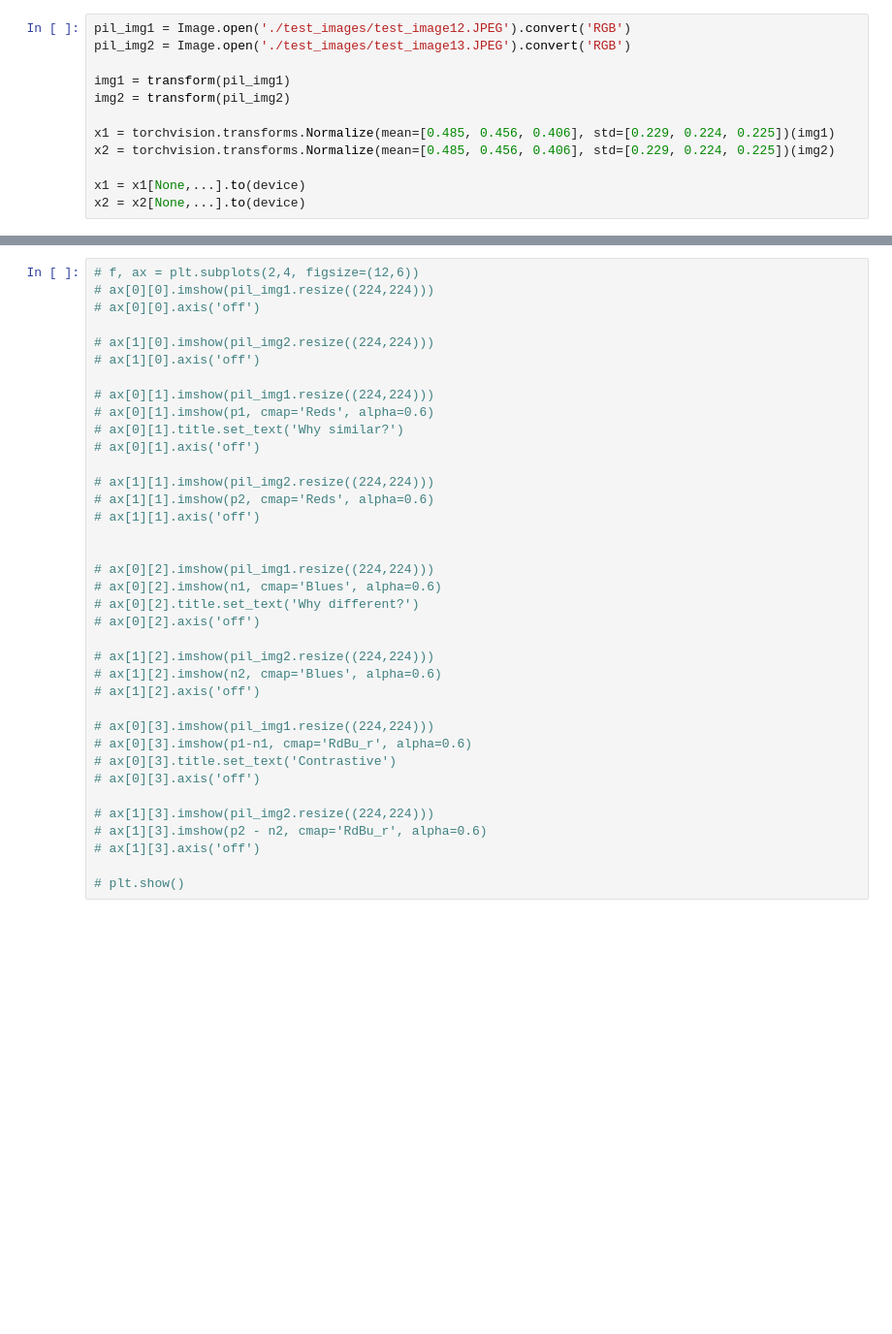
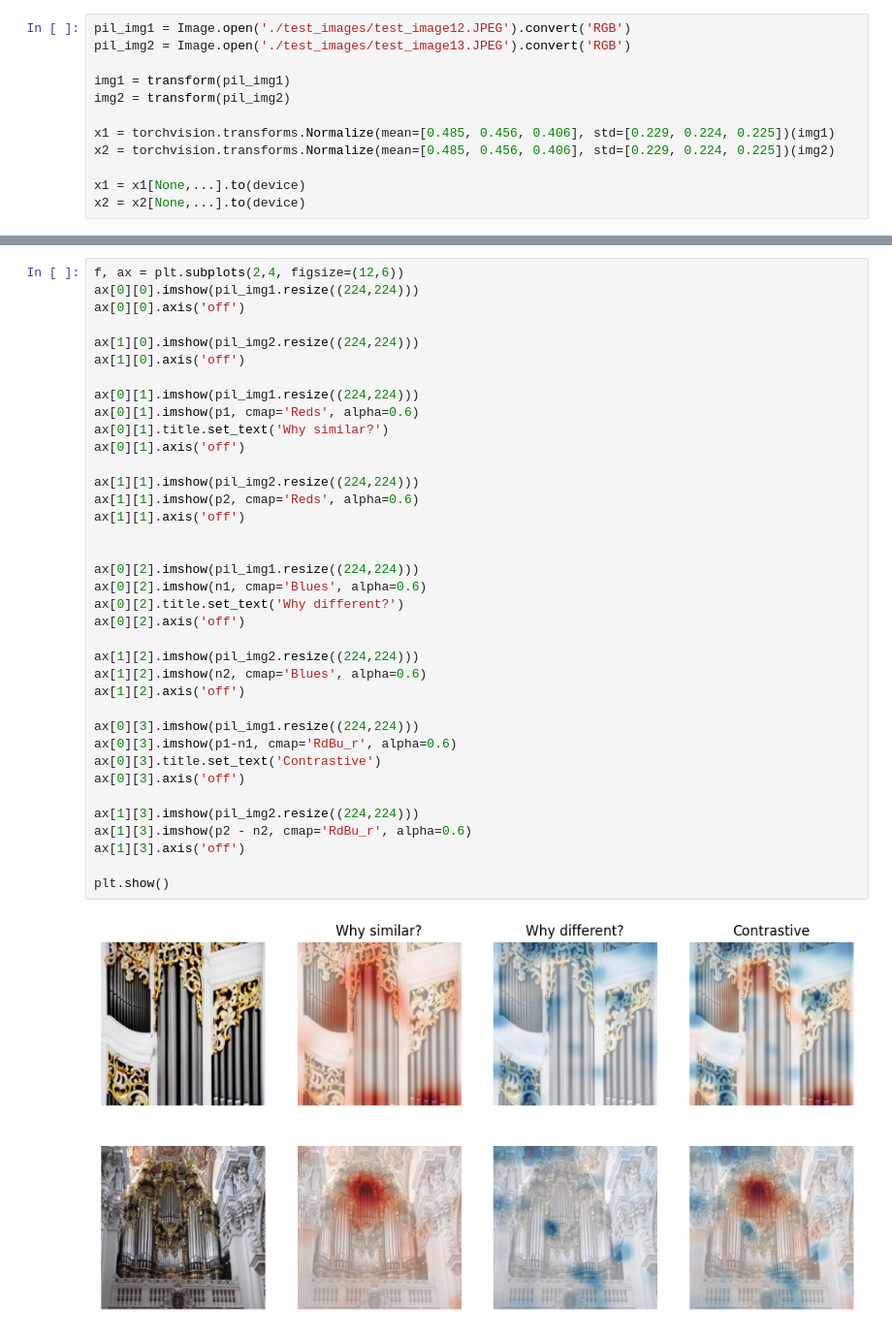
Before and after one commit to BFonseca45/PIBISA, a Jupyter notebook: contrastive_main.ipynb, the cells around one changed output, grey strips where cells are left out. Shown at 97% size. Cells and saved outputs as stored; diff of their text form; blank space fills up the shorter version.

```diff
--- a/contrastive_main.ipynb
+++ b/contrastive_main.ipynb
@@ -59,37 +67,39 @@ plot_pairs(pil_img1, pil_img2, p1, p2, cmap='RdBu_r')
 # %%
-# f, ax = plt.subplots(2,4, figsize=(12,6))
-# ax[0][0].imshow(pil_img1.resize((224,224)))
-# ax[0][0].axis('off')
+f, ax = plt.subplots(2,4, figsize=(12,6))
+ax[0][0].imshow(pil_img1.resize((224,224)))
+ax[0][0].axis('off')
 
-# ax[1][0].imshow(pil_img2.resize((224,224)))
-# ax[1][0].axis('off')
+ax[1][0].imshow(pil_img2.resize((224,224)))
+ax[1][0].axis('off')
 
-# ax[0][1].imshow(pil_img1.resize((224,224)))
-# ax[0][1].imshow(p1, cmap='Reds', alpha=0.6)
-# ax[0][1].title.set_text('Why similar?')
-# ax[0][1].axis('off')
+ax[0][1].imshow(pil_img1.resize((224,224)))
+ax[0][1].imshow(p1, cmap='Reds', alpha=0.6)
+ax[0][1].title.set_text('Why similar?')
+ax[0][1].axis('off')
 
-# ax[1][1].imshow(pil_img2.resize((224,224)))
-# ax[1][1].imshow(p2, cmap='Reds', alpha=0.6)
-# ax[1][1].axis('off')
+ax[1][1].imshow(pil_img2.resize((224,224)))
+ax[1][1].imshow(p2, cmap='Reds', alpha=0.6)
+ax[1][1].axis('off')
 
 
-# ax[0][2].imshow(pil_img1.resize((224,224)))
-# ax[0][2].imshow(n1, cmap='Blues', alpha=0.6)
-# ax[0][2].title.set_text('Why different?')
-# ax[0][2].axis('off')
+ax[0][2].imshow(pil_img1.resize((224,224)))
+ax[0][2].imshow(n1, cmap='Blues', alpha=0.6)
+ax[0][2].title.set_text('Why different?')
+ax[0][2].axis('off')
 
-# ax[1][2].imshow(pil_img2.resize((224,224)))
-# ax[1][2].imshow(n2, cmap='Blues', alpha=0.6)
-# ax[1][2].axis('off')
+ax[1][2].imshow(pil_img2.resize((224,224)))
+ax[1][2].imshow(n2, cmap='Blues', alpha=0.6)
+ax[1][2].axis('off')
 
-# ax[0][3].imshow(pil_img1.resize((224,224)))
-# ax[0][3].imshow(p1-n1, cmap='RdBu_r', alpha=0.6)
-# ax[0][3].title.set_text('Contrastive')
-# ax[0][3].axis('off')
+ax[0][3].imshow(pil_img1.resize((224,224)))
+ax[0][3].imshow(p1-n1, cmap='RdBu_r', alpha=0.6)
+ax[0][3].title.set_text('Contrastive')
+ax[0][3].axis('off')
 
-# ax[1][3].imshow(pil_img2.resize((224,224)))
-# ax[1][3].imshow(p2 - n2, cmap='RdBu_r', alpha=0.6)
-# ax[1][3].axis('off')
+ax[1][3].imshow(pil_img2.resize((224,224)))
+ax[1][3].imshow(p2 - n2, cmap='RdBu_r', alpha=0.6)
+ax[1][3].axis('off')
 
-# plt.show()
+plt.show()
+# %% [output]
+[figure, added]
```
Also changed, not shown: parts of 3 cells of this notebook, 4 other files.
